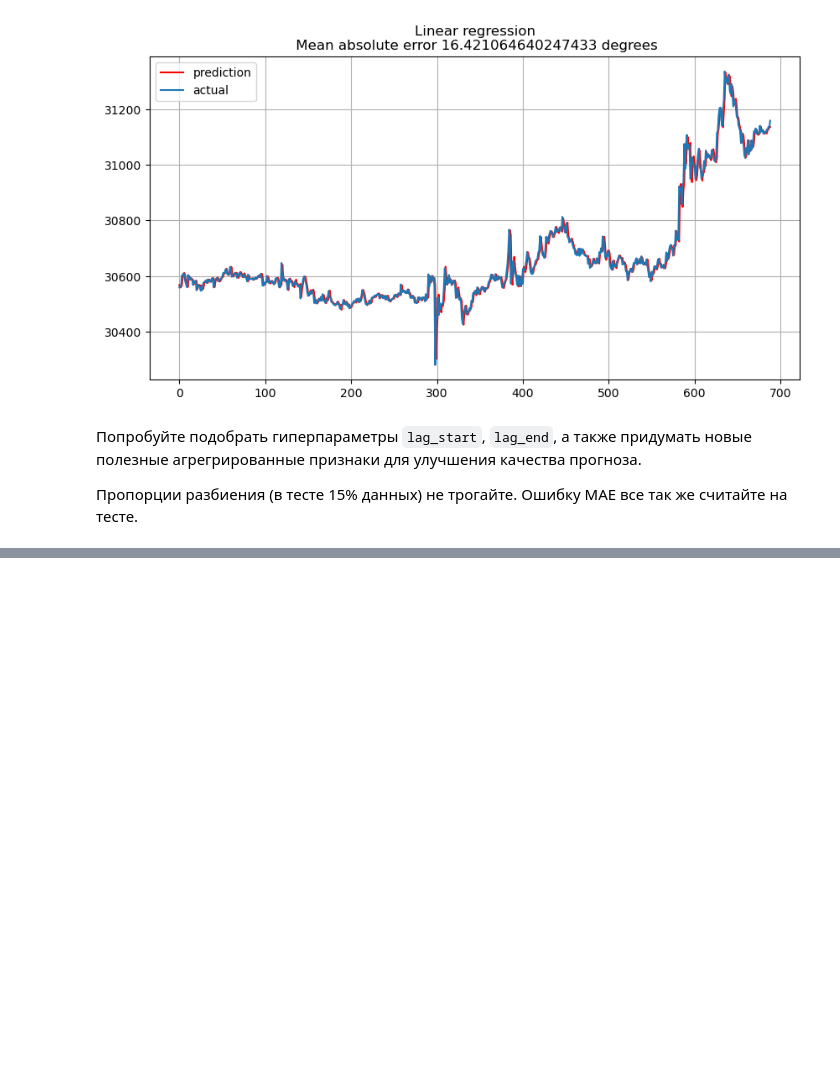
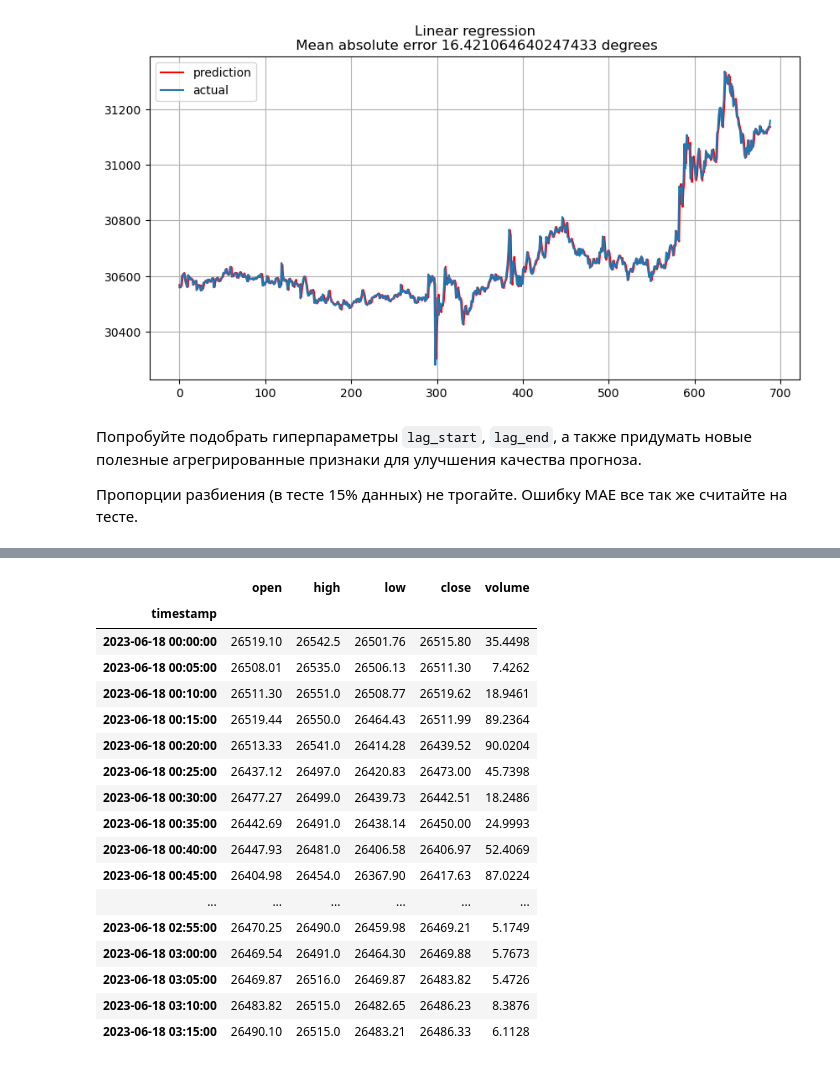
Before and after one commit to Lamantin12/algo-trade, a Jupyter notebook: stepik-into-time-series/TimeSeries_bootcamp_HT1.ipynb, the cells around one changed output, grey strips where cells are left out. Saved outputs shown, nothing was run; the diff lists cells and outputs as text; code cells hidden in the pictures; blank space fills up the shorter version.

```diff
--- a/stepik-into-time-series/TimeSeries_bootcamp_HT1.ipynb
+++ b/stepik-into-time-series/TimeSeries_bootcamp_HT1.ipynb
@@ -168,0 +172,23 @@ plt.show()
+# %%
+t = data.head(40)
+# %%
+t
+# %% [output]
+|  | open | high | low | close | volume |
+| timestamp |  |  |  |  |  |
+| 2023-06-18 00:00:00 | 26519.10 | 26542.5 | 26501.76 | 26515.80 | 35.4498 |
+| 2023-06-18 00:05:00 | 26508.01 | 26535.0 | 26506.13 | 26511.30 | 7.4262 |
+| 2023-06-18 00:10:00 | 26511.30 | 26551.0 | 26508.77 | 26519.62 | 18.9461 |
+| 2023-06-18 00:15:00 | 26519.44 | 26550.0 | 26464.43 | 26511.99 | 89.2364 |
+| 2023-06-18 00:20:00 | 26513.33 | 26541.0 | 26414.28 | 26439.52 | 90.0204 |
+| 2023-06-18 00:25:00 | 26437.12 | 26497.0 | 26420.83 | 26473.00 | 45.7398 |
+| 2023-06-18 00:30:00 | 26477.27 | 26499.0 | 26439.73 | 26442.51 | 18.2486 |
+| 2023-06-18 00:35:00 | 26442.69 | 26491.0 | 26438.14 | 26450.00 | 24.9993 |
+| 2023-06-18 00:40:00 | 26447.93 | 26481.0 | 26406.58 | 26406.97 | 52.4069 |
+| 2023-06-18 00:45:00 | 26404.98 | 26454.0 | 26367.90 | 26417.63 | 87.0224 |
+| ... | ... | ... | ... | ... | ... |
+| 2023-06-18 02:55:00 | 26470.25 | 26490.0 | 26459.98 | 26469.21 | 5.1749 |
+| 2023-06-18 03:00:00 | 26469.54 | 26491.0 | 26464.30 | 26469.88 | 5.7673 |
+| 2023-06-18 03:05:00 | 26469.87 | 26516.0 | 26469.87 | 26483.82 | 5.4726 |
+| 2023-06-18 03:10:00 | 26483.82 | 26515.0 | 26482.65 | 26486.23 | 8.3876 |
+| 2023-06-18 03:15:00 | 26490.10 | 26515.0 | 26483.21 | 26486.33 | 6.1128 |
```
Also changed, not shown: parts of 3 cells of this notebook.
